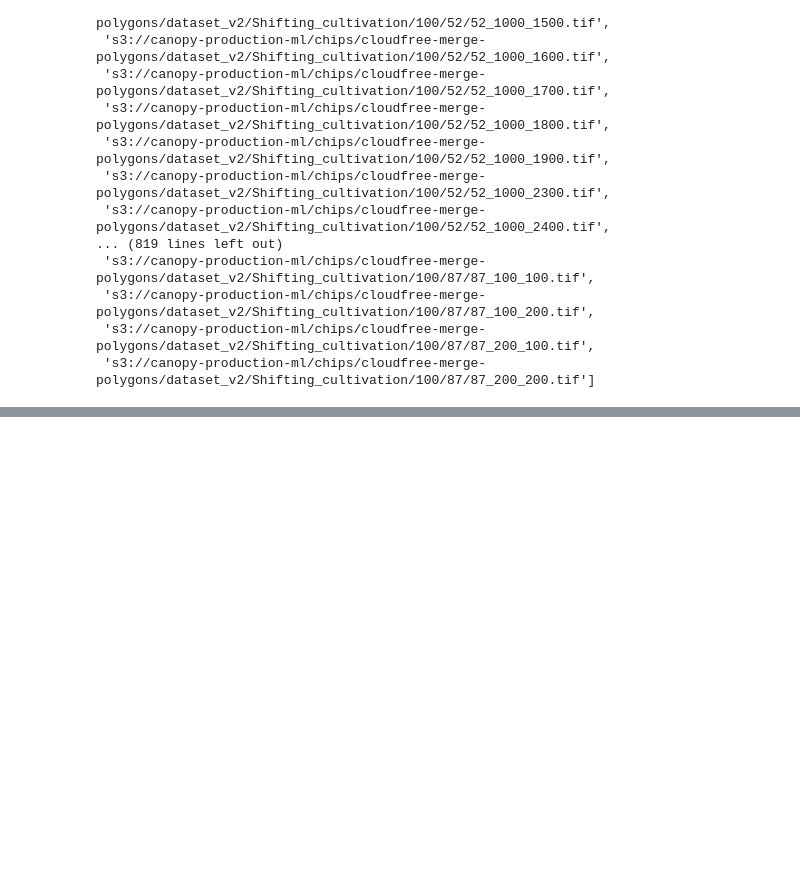
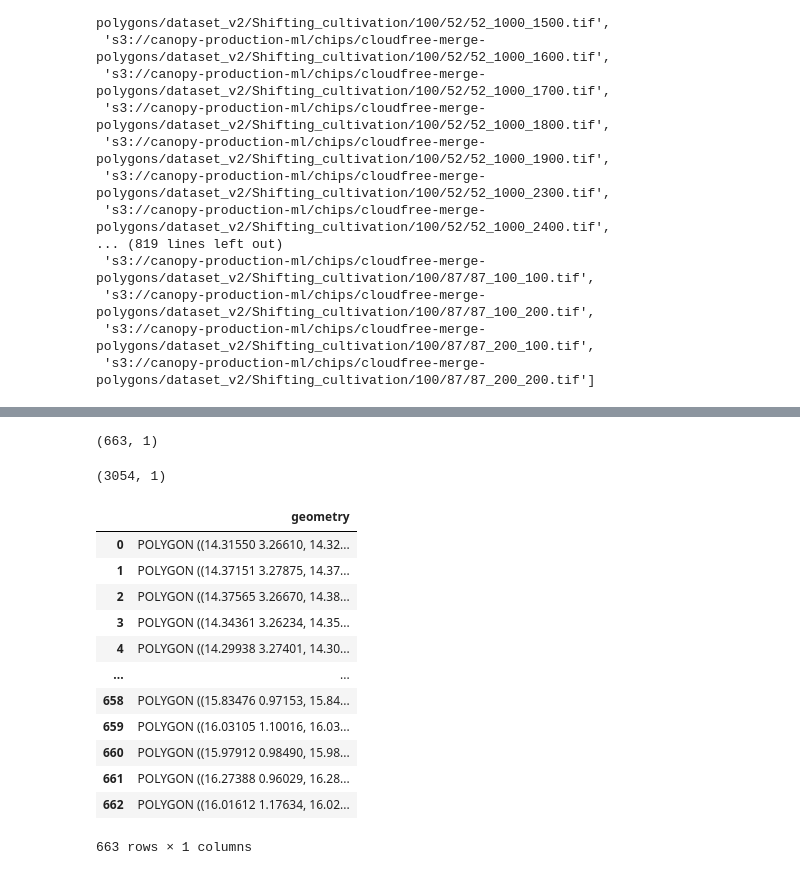
Before and after one commit to Project-Canopy/cb_feature_detection, a Jupyter notebook: inference/inference_pipeline.ipynb, the cells around one changed output, grey strips where cells are left out. Cells and saved outputs as stored; diff of their text form; code cells hidden in the pictures; blank space fills up the shorter version.

Commit message:
added code for outputting inference predictions on all ISL labelled data
purpose is to analyze overlap with OSM labels for true positive vs false positive labels

```diff
--- a/inference/inference_pipeline.ipynb
+++ b/inference/inference_pipeline.ipynb
@@ -852,0 +1799,2 @@ missing_chips_list
+# %%
+gdf = gpd.GeoDataFrame({"predicted_label":predicted_labels,"actual_label":actual_labels,"geometry":polygon_list})
@@ -852,0 +1805,2 @@ missing_chips_list
+# %%
+false_positive_gdf = gpd.GeoDataFrame(gdf[gdf["predicted_label"] != gdf["actual_label"] ]["geometry"]).reset_index(drop=True)
@@ -852,0 +1809,33 @@ missing_chips_list
+# %%
+false_positive_gdf.shape
+# %% [output]
+(663, 1)
+# %%
+true_positive_gdf.shape
+# %% [output]
+(3054, 1)
+# %%
+def convert_to_4326(gdf):
+
+    gdf = gdf.set_crs(epsg=3257)
+    gdf = gdf.to_crs(epsg=4326)
+    return gdf
+# %%
+false_positive_gdf = convert_to_4326(false_positive_gdf)
+true_positive_gdf = convert_to_4326(true_positive_gdf)
+# %%
+false_positive_gdf
+# %% [output]
+|  | geometry |
+| 0 | POLYGON ((14.31550 3.26610, 14.32... |
+| 1 | POLYGON ((14.37151 3.27875, 14.37... |
+| 2 | POLYGON ((14.37565 3.26670, 14.38... |
+| 3 | POLYGON ((14.34361 3.26234, 14.35... |
+| 4 | POLYGON ((14.29938 3.27401, 14.30... |
+| ... | ... |
+| 658 | POLYGON ((15.83476 0.97153, 15.84... |
+| 659 | POLYGON ((16.03105 1.10016, 16.03... |
+| 660 | POLYGON ((15.97912 0.98490, 15.98... |
+| 661 | POLYGON ((16.27388 0.96029, 16.28... |
+| 662 | POLYGON ((16.01612 1.17634, 16.02... |
+663 rows × 1 columns
```
Also changed, not shown: parts of 23 cells of this notebook, 2 other files.
